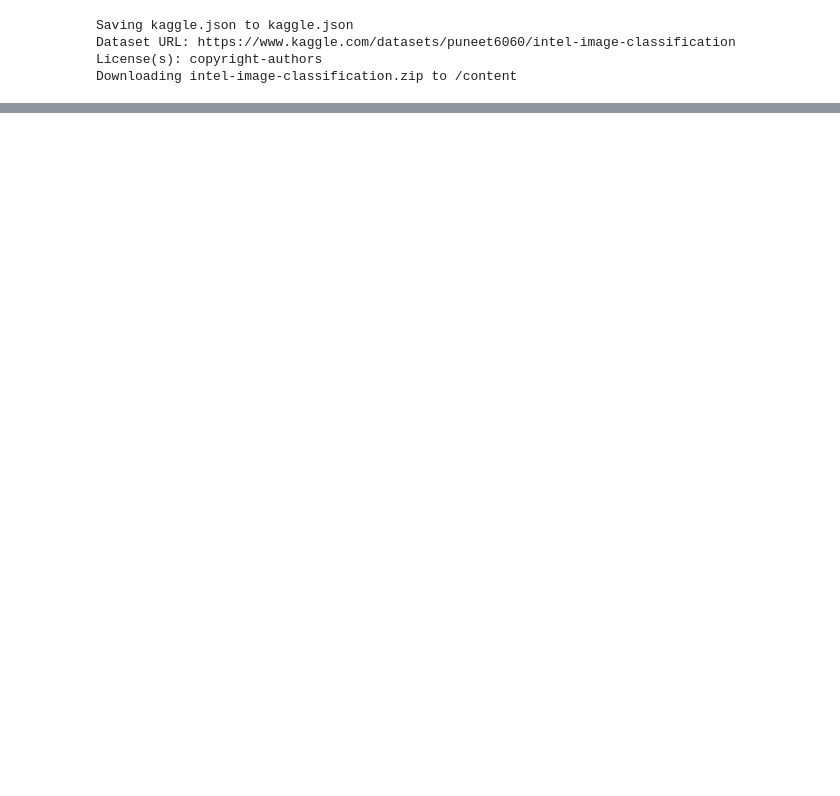
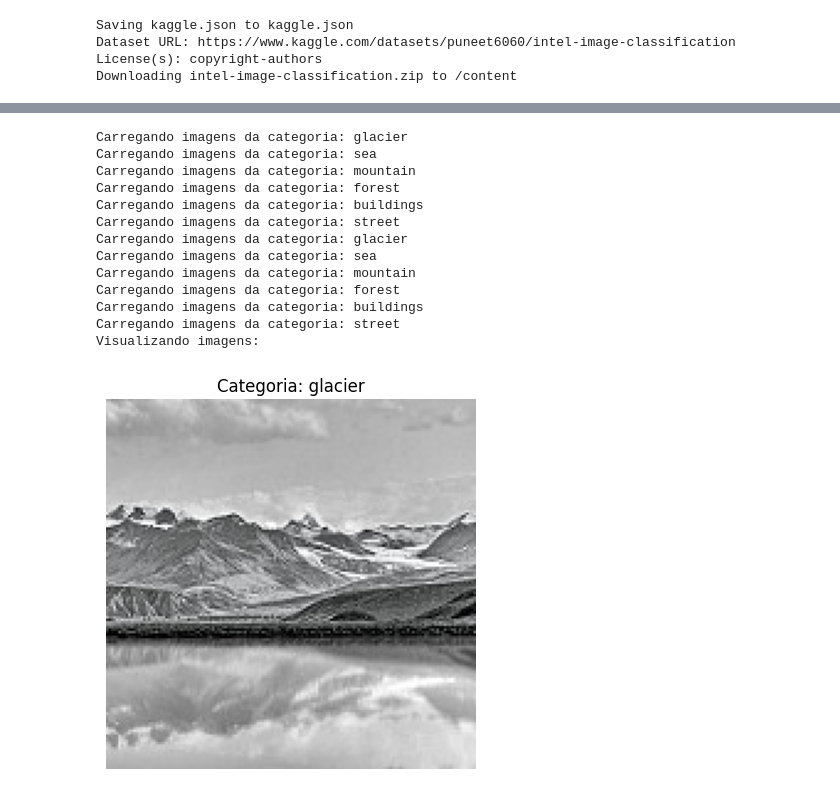
Before and after one commit to samurai-py/dfcom-cv-test, a Jupyter notebook: scripts/models.ipynb, the cells around one changed output, grey strips where cells are left out. Drawn from its saved outputs; the diff is of its cells as text; code cells hidden in the pictures; blank space fills up the shorter version.

```diff
--- a/scripts/models.ipynb
+++ b/scripts/models.ipynb
@@ -385,0 +180,20 @@ Modelo salvo em: models/transfer/modelo_transfer.h5
+# %%
+imagens_train, labels_train = load_images(train_path)
+imagens_test, labels_test = load_images(test_path)
+
+display_images(imagens_train, labels_train, max_imagens=1)
+# %% [output]
+Carregando imagens da categoria: glacier
+Carregando imagens da categoria: sea
+Carregando imagens da categoria: mountain
+Carregando imagens da categoria: forest
+Carregando imagens da categoria: buildings
+Carregando imagens da categoria: street
+Carregando imagens da categoria: glacier
+Carregando imagens da categoria: sea
+Carregando imagens da categoria: mountain
+Carregando imagens da categoria: forest
+Carregando imagens da categoria: buildings
+Carregando imagens da categoria: street
+Visualizando imagens:
+[figure, added]
```
Also changed, not shown: parts of 48 cells of this notebook, 1 other file.
